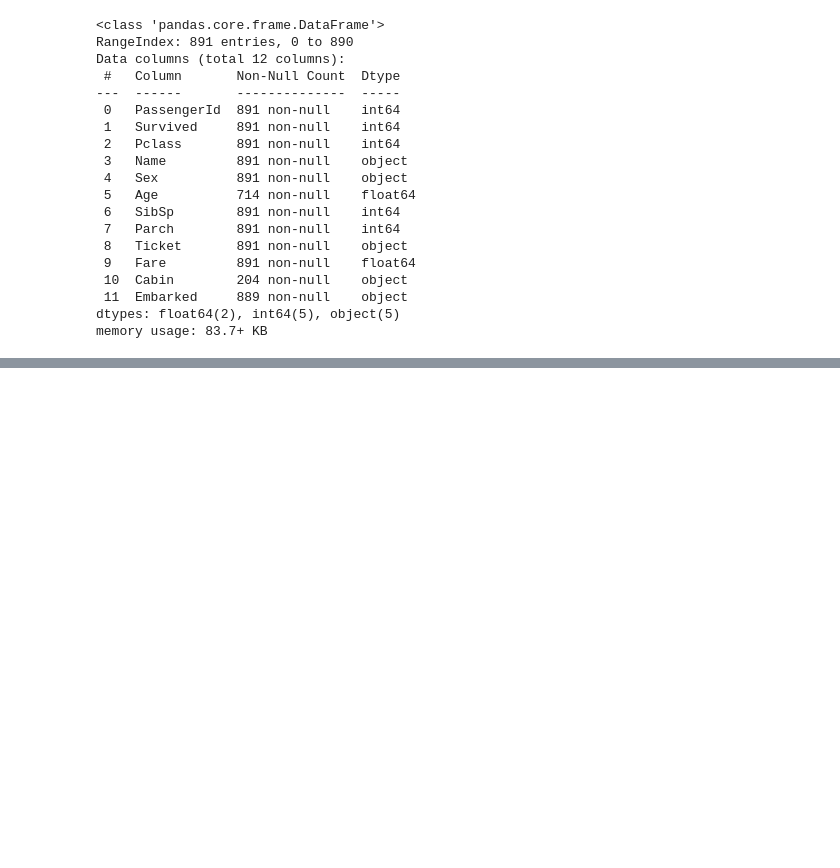
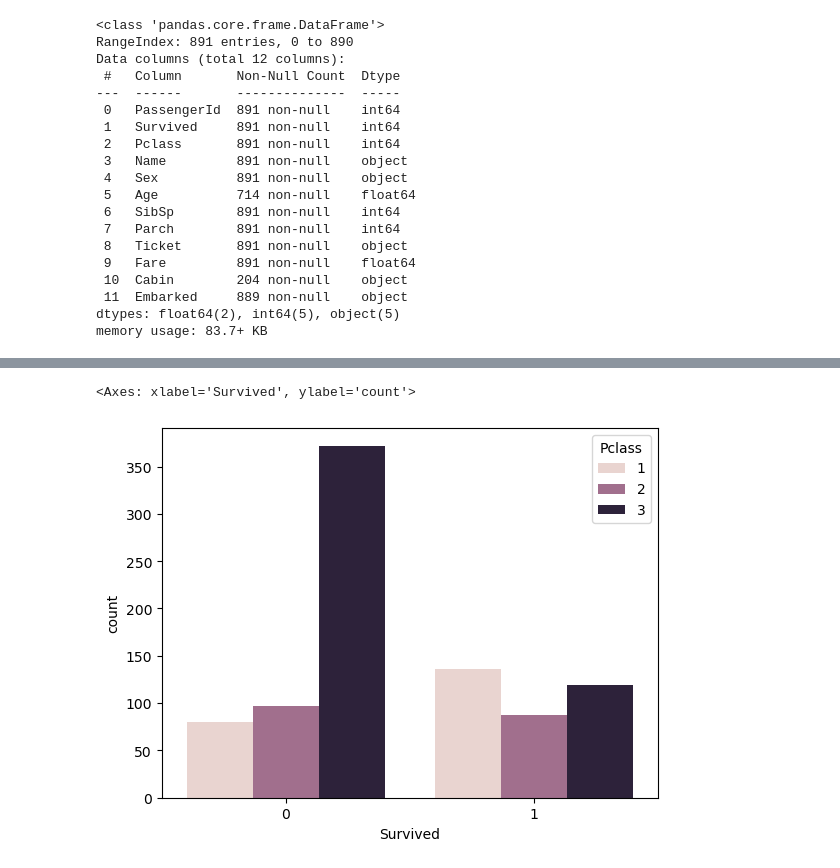
Before and after one commit to marvin-works/Titanic-Survival-Predictor, a Jupyter notebook: titanic.ipynb, the cells around one changed output, grey strips where cells are left out. Cells and saved outputs as stored; diff of their text form; code cells hidden in the pictures; blank space fills up the shorter version.

```diff
--- a/titanic.ipynb
+++ b/titanic.ipynb
@@ -40,0 +132,9 @@ memory usage: 83.7+ KB
+# %%
+sns.countplot(
+    x="Survived",
+    hue="Pclass",
+    data=titanic
+)
+# %% [output]
+<Axes: xlabel='Survived', ylabel='count'>
+[figure, added]
```
Also changed, not shown: parts of 19 cells of this notebook.
